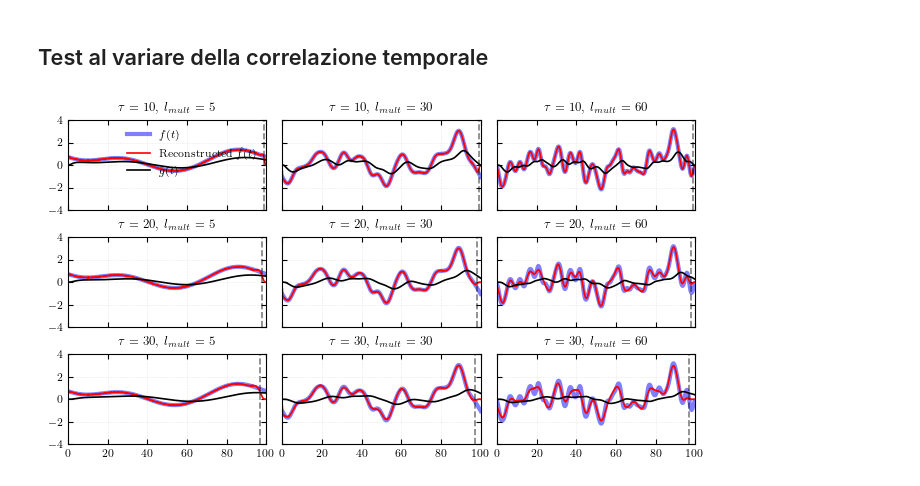
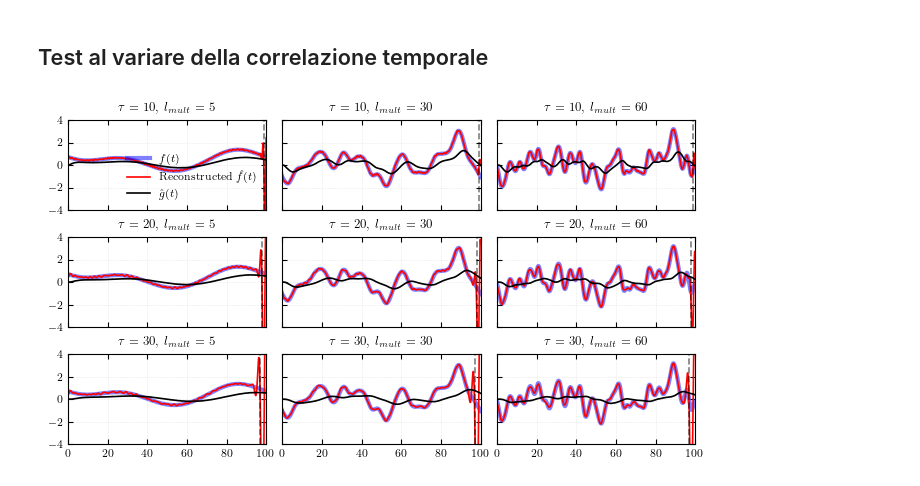
Before and after one commit to Sparisi01/RPM_implementation, a Jupyter notebook: test_tikhonov.ipynb, the cells around one changed output. Cells and saved outputs as stored; diff of their text form; code cells hidden in the pictures.

```diff
--- a/test_tikhonov.ipynb
+++ b/test_tikhonov.ipynb
@@ -73,0 +101,19 @@ plt.show()
+# %%
+# Testing reconstruction with error measurement in frequencies
+
+f = f_generator.generate_from_white_noise(42)
+g = solver.solve(f)[solver.nx-1,:]
+
+freq_amplifier = 1.01
+freq_shift = 0.1
+
+if freq_amplifier != 1 or freq_shift != 0:
+    n = (2*solver.nt - 1)
+    G = np.fft.rfft(g, n)
+    G *= freq_amplifier
+    G += freq_shift
+    g = np.fft.irfft(G, n)[:solver.nt]
+
+f_reconstructed = th.regularize(g, lambda_reg=1e-2, regularization_type_="closed", maxiter=100)
+
+_, _ ,_ = reconstruction_error_plot(f,g,f_reconstructed,solver.t_array, 100)
@@ -119,41 +167,41 @@ for tau in taus:
 
         f = f_generator.generate_from_white_noise()
 
-        g_target = solver.solve_from_impulse_response(f, impulse_response) # + np.random.uniform(low=0, high=1,size=solver.nt)*0.01
+        g_target = solver.solve_from_impulse_response(f, impulse_response) + np.random.uniform(low=0, high=1,size=solver.nt)*0.01
 
-        f_reconstructed = th.regularize(g_target, lambda_reg=1e-6, regularization_type_="fft")
+        f_reconstructed = th.regularize(g_target, lambda_reg=1e-1, regularization_type_="closed")
 
         loss_array = np.zeros(solver.nt)
 
         for n in range(solver.nt):
             loss_array[n] = (f[n] - f_reconstructed[n])**2
 
         # Plot reconstruction
         axes[i][j].plot(solver.t_array, f, label=r"$f(t)$", lw=3, c="b", alpha =0.5)
         axes[i][j].plot(solver.t_array, f_reconstructed, label=r"Reconstructed $\hat{f}(t)$", c="r")
         axes[i][j].plot(solver.t_array, g_target, label=r"$\hat{g}(t)$", c="k")
         axes[i][j].axvline(solver.Tf-prop_time, c= "k", ls="--", alpha=0.5)
 
         axes[i][j].set_title(fr"$\tau$ = {tau:.0f}, $l_{{mult}}$ = {time_correlation_multiplier:.0f}")
 
         if i == 0 and j == 0:
             axes[i][j].legend()
         axes[i][j].grid()
 
         errors_array_mean[i][j] = (
             np.mean(loss_array) /
             np.mean(f**2)
         )
         errors_array_var[i][j] = np.var(loss_array)
 
         j = j + 1
 
     i = i + 1
 
 plt.savefig("assets/griglia_ricostruzioni.pdf")
 plt.show()
 # %% [output]
-[figure, old version]
+[figure, new version]
 # %%
 for k in range(n_taus):
     plt.errorbar(
```
Also changed, not shown: parts of 8 cells of this notebook, 4 other files.
